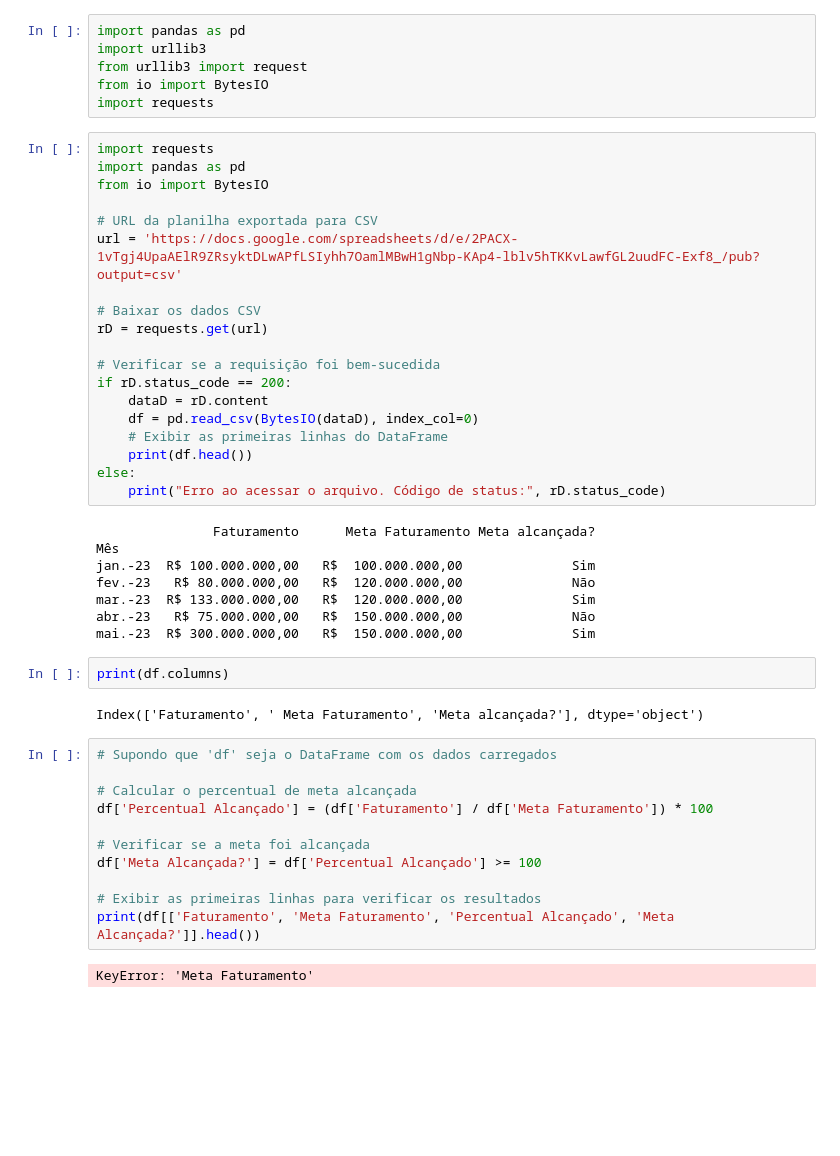
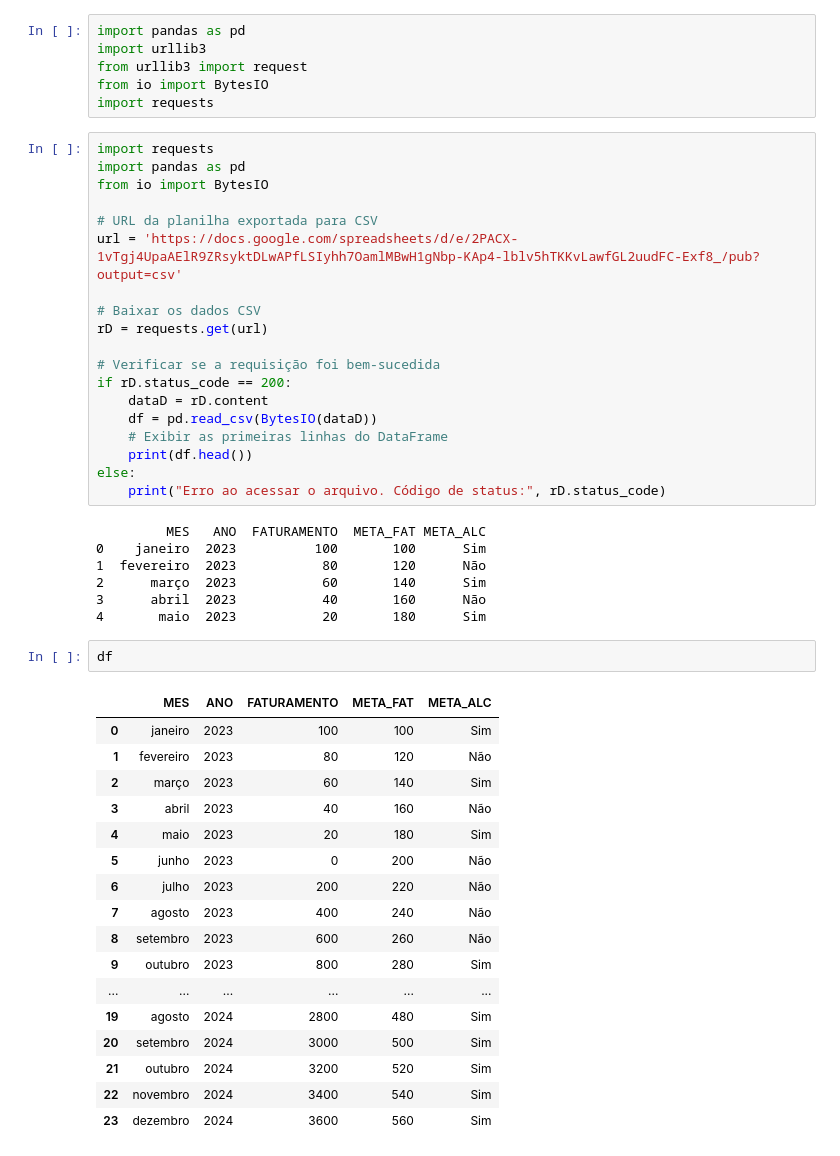
Before and after one commit to juliaricci03/aulamassaki, a Jupyter notebook: FaturamentoEmpresa.ipynb, the cells around one changed output. Cells and saved outputs as stored; diff of their text form; blank space fills up the shorter version.

```diff
--- a/FaturamentoEmpresa.ipynb
+++ b/FaturamentoEmpresa.ipynb
@@ -37,33 +37,35 @@ rD = requests.get(url)
 # Verificar se a requisição foi bem-sucedida
 if rD.status_code == 200:
     dataD = rD.content
-    df = pd.read_csv(BytesIO(dataD), index_col=0)
+    df = pd.read_csv(BytesIO(dataD))
     # Exibir as primeiras linhas do DataFrame
     print(df.head())
 else:
     print("Erro ao acessar o arquivo. Código de status:", rD.status_code)
 # %% [output]
-               Faturamento      Meta Faturamento Meta alcançada?
-Mês
-jan.-23  R$ 100.000.000,00   R$  100.000.000,00              Sim
-fev.-23   R$ 80.000.000,00   R$  120.000.000,00              Não
-mar.-23  R$ 133.000.000,00   R$  120.000.000,00              Sim
-abr.-23   R$ 75.000.000,00   R$  150.000.000,00              Não
-mai.-23  R$ 300.000.000,00   R$  150.000.000,00              Sim
+         MES   ANO  FATURAMENTO  META_FAT META_ALC
+0    janeiro  2023          100       100      Sim
+1  fevereiro  2023           80       120      Não
+2      março  2023           60       140      Sim
+3      abril  2023           40       160      Não
+4       maio  2023           20       180      Sim
-# %%
-print(df.columns)
-# %% [output]
-Index(['Faturamento', ' Meta Faturamento', 'Meta alcançada?'], dtype='object')
-# %%
-# Supondo que 'df' seja o DataFrame com os dados carregados
-
-# Calcular o percentual de meta alcançada
-df['Percentual Alcançado'] = (df['Faturamento'] / df['Meta Faturamento']) * 100
-
-# Verificar se a meta foi alcançada
-df['Meta Alcançada?'] = df['Percentual Alcançado'] >= 100
-
-# Exibir as primeiras linhas para verificar os resultados
-print(df[['Faturamento', 'Meta Faturamento', 'Percentual Alcançado', 'Meta Alcançada?']].head())
-# %% [output]
-KeyError: 'Meta Faturamento'
+# %%
+df
+# %% [output]
+|  | MES | ANO | FATURAMENTO | META_FAT | META_ALC |
+| 0 | janeiro | 2023 | 100 | 100 | Sim |
+| 1 | fevereiro | 2023 | 80 | 120 | Não |
+| 2 | março | 2023 | 60 | 140 | Sim |
+| 3 | abril | 2023 | 40 | 160 | Não |
+| 4 | maio | 2023 | 20 | 180 | Sim |
+| 5 | junho | 2023 | 0 | 200 | Não |
+| 6 | julho | 2023 | 200 | 220 | Não |
+| 7 | agosto | 2023 | 400 | 240 | Não |
+| 8 | setembro | 2023 | 600 | 260 | Não |
+| 9 | outubro | 2023 | 800 | 280 | Sim |
+| ... | ... | ... | ... | ... | ... |
+| 19 | agosto | 2024 | 2800 | 480 | Sim |
+| 20 | setembro | 2024 | 3000 | 500 | Sim |
+| 21 | outubro | 2024 | 3200 | 520 | Sim |
+| 22 | novembro | 2024 | 3400 | 540 | Sim |
+| 23 | dezembro | 2024 | 3600 | 560 | Sim |
```
Also changed, not shown: parts of 9 cells of this notebook.
